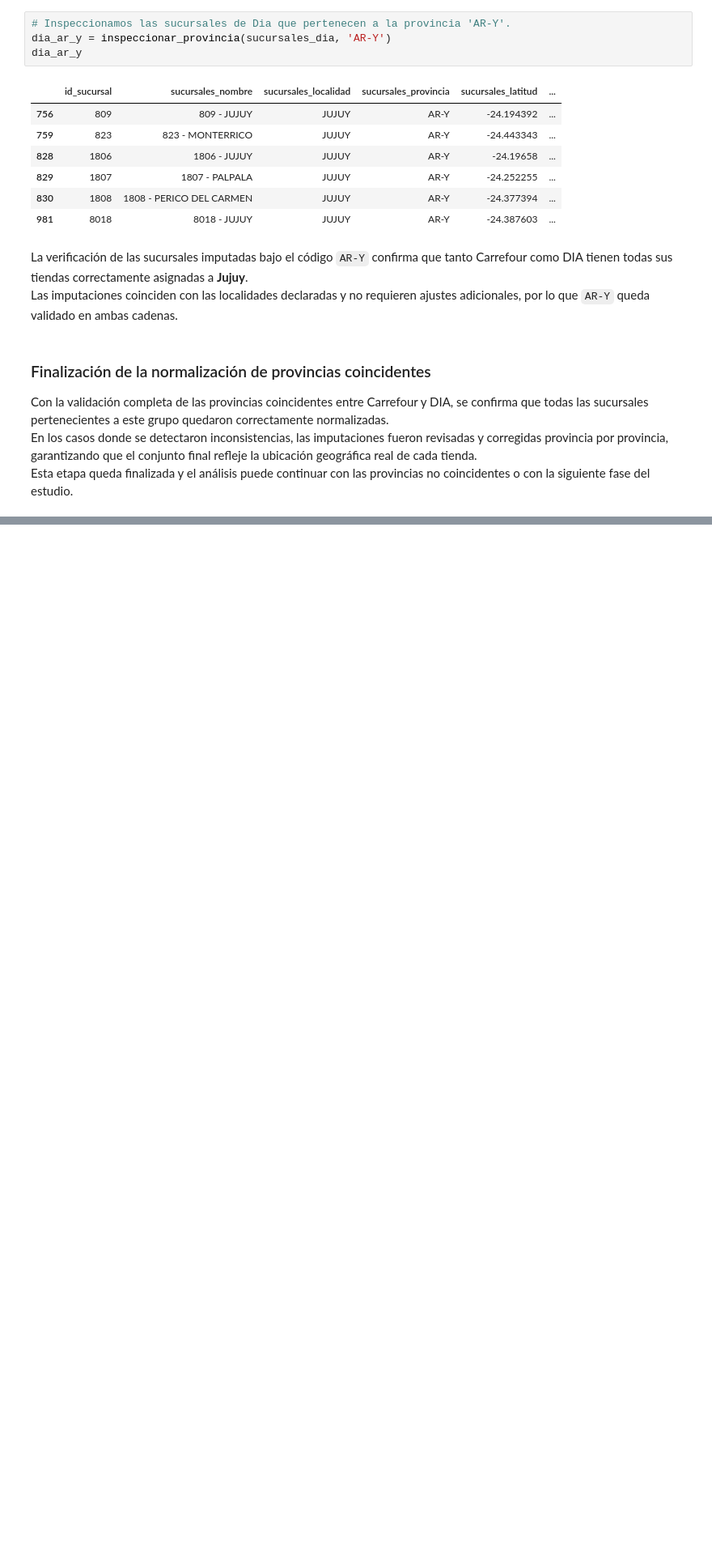
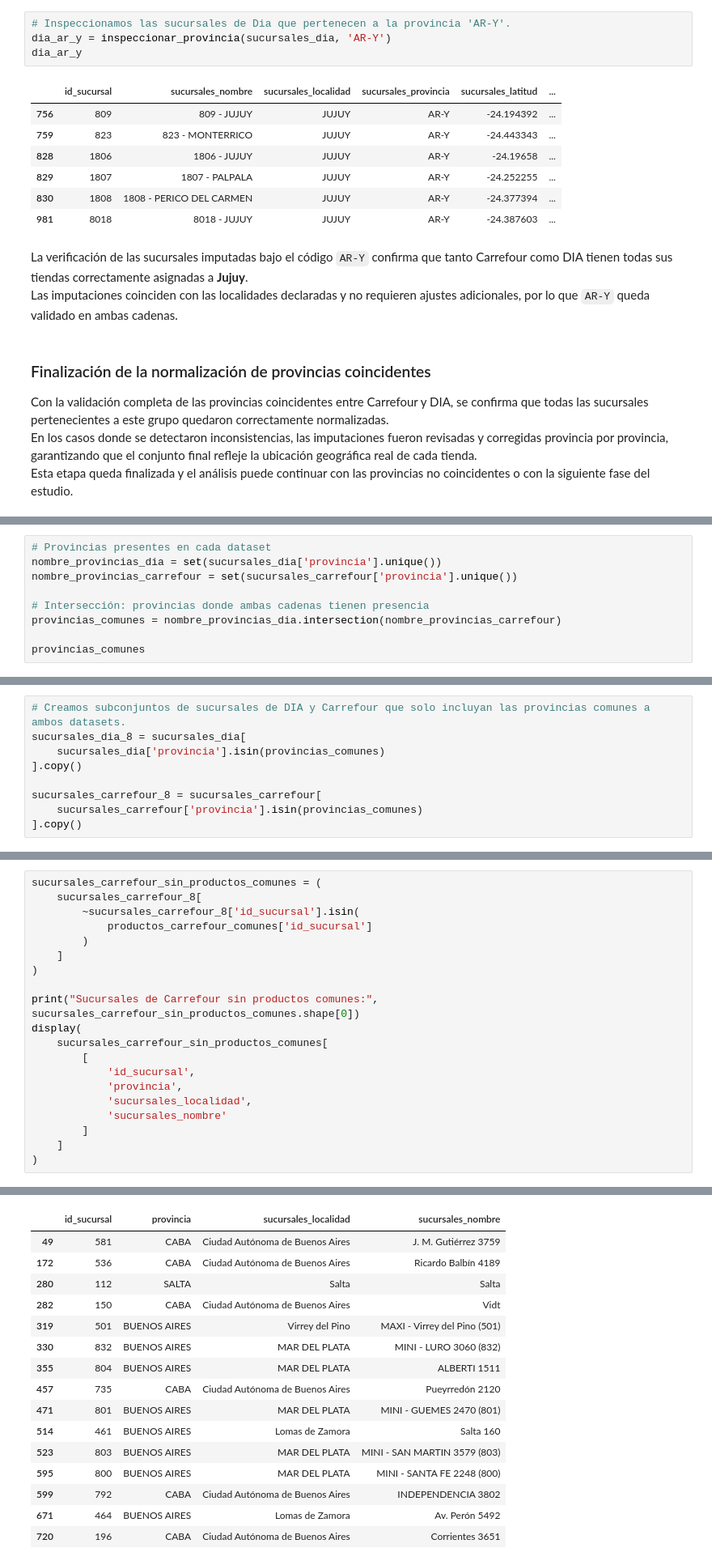
Before and after one commit to NestorRev/analisis-precios-nlp-sepa, a Jupyter notebook: notebooks/02_sucursales_dia_carrefour.ipynb, the cells around one changed output, grey strips where cells are left out. Shown at 81% size. Cells and saved outputs as stored; diff of their text form; blank space fills up the shorter version.

```diff
--- a/notebooks/02_sucursales_dia_carrefour.ipynb
+++ b/notebooks/02_sucursales_dia_carrefour.ipynb
@@ -1141,0 +1447,9 @@ Esta etapa queda finalizada y el análisis puede continuar con las provincias no
+# %%
+# Provincias presentes en cada dataset
+nombre_provincias_dia = set(sucursales_dia['provincia'].unique())
+nombre_provincias_carrefour = set(sucursales_carrefour['provincia'].unique())
+
+# Intersección: provincias donde ambas cadenas tienen presencia
+provincias_comunes = nombre_provincias_dia.intersection(nombre_provincias_carrefour)
+
+provincias_comunes
@@ -1141,0 +1476,9 @@ Esta etapa queda finalizada y el análisis puede continuar con las provincias no
+# %%
+# Creamos subconjuntos de sucursales de DIA y Carrefour que solo incluyan las provincias comunes a ambos datasets.
+sucursales_dia_8 = sucursales_dia[
+    sucursales_dia['provincia'].isin(provincias_comunes)
+].copy()
+
+sucursales_carrefour_8 = sucursales_carrefour[
+    sucursales_carrefour['provincia'].isin(provincias_comunes)
+].copy()
@@ -1141,0 +1552,21 @@ Esta etapa queda finalizada y el análisis puede continuar con las provincias no
+# %%
+sucursales_carrefour_sin_productos_comunes = (
+    sucursales_carrefour_8[
+        ~sucursales_carrefour_8['id_sucursal'].isin(
+            productos_carrefour_comunes['id_sucursal']
+        )
+    ]
+)
+
+print("Sucursales de Carrefour sin productos comunes:", sucursales_carrefour_sin_productos_comunes.shape[0])
+display(
+    sucursales_carrefour_sin_productos_comunes[
+        [
+            'id_sucursal',
+            'provincia',
+            'sucursales_localidad',
+            'sucursales_nombre'
+        ]
+    ]
+)
+# %% [output]
@@ -1141,0 +1574,16 @@ Esta etapa queda finalizada y el análisis puede continuar con las provincias no
+|  | id_sucursal | provincia | sucursales_localidad | sucursales_nombre |
+| 49 | 581 | CABA | Ciudad Autónoma de Buenos Aires | J. M. Gutiérrez 3759 |
+| 172 | 536 | CABA | Ciudad Autónoma de Buenos Aires | Ricardo Balbín 4189 |
+| 280 | 112 | SALTA | Salta | Salta |
+| 282 | 150 | CABA | Ciudad Autónoma de Buenos Aires | Vidt |
+| 319 | 501 | BUENOS AIRES | Virrey del Pino | MAXI - Virrey del Pino (501) |
+| 330 | 832 | BUENOS AIRES | MAR DEL PLATA | MINI - LURO 3060 (832) |
+| 355 | 804 | BUENOS AIRES | MAR DEL PLATA | ALBERTI 1511 |
+| 457 | 735 | CABA | Ciudad Autónoma de Buenos Aires | Pueyrredón 2120 |
+| 471 | 801 | BUENOS AIRES | MAR DEL PLATA | MINI - GUEMES 2470 (801) |
+| 514 | 461 | BUENOS AIRES | Lomas de Zamora | Salta 160 |
+| 523 | 803 | BUENOS AIRES | MAR DEL PLATA | MINI - SAN MARTIN 3579 (803) |
+| 595 | 800 | BUENOS AIRES | MAR DEL PLATA | MINI - SANTA FE 2248 (800) |
+| 599 | 792 | CABA | Ciudad Autónoma de Buenos Aires | INDEPENDENCIA 3802 |
+| 671 | 464 | BUENOS AIRES | Lomas de Zamora | Av. Perón 5492 |
+| 720 | 196 | CABA | Ciudad Autónoma de Buenos Aires | Corrientes 3651 |
```
Also changed, not shown: parts of 37 cells of this notebook, 3 other files.
